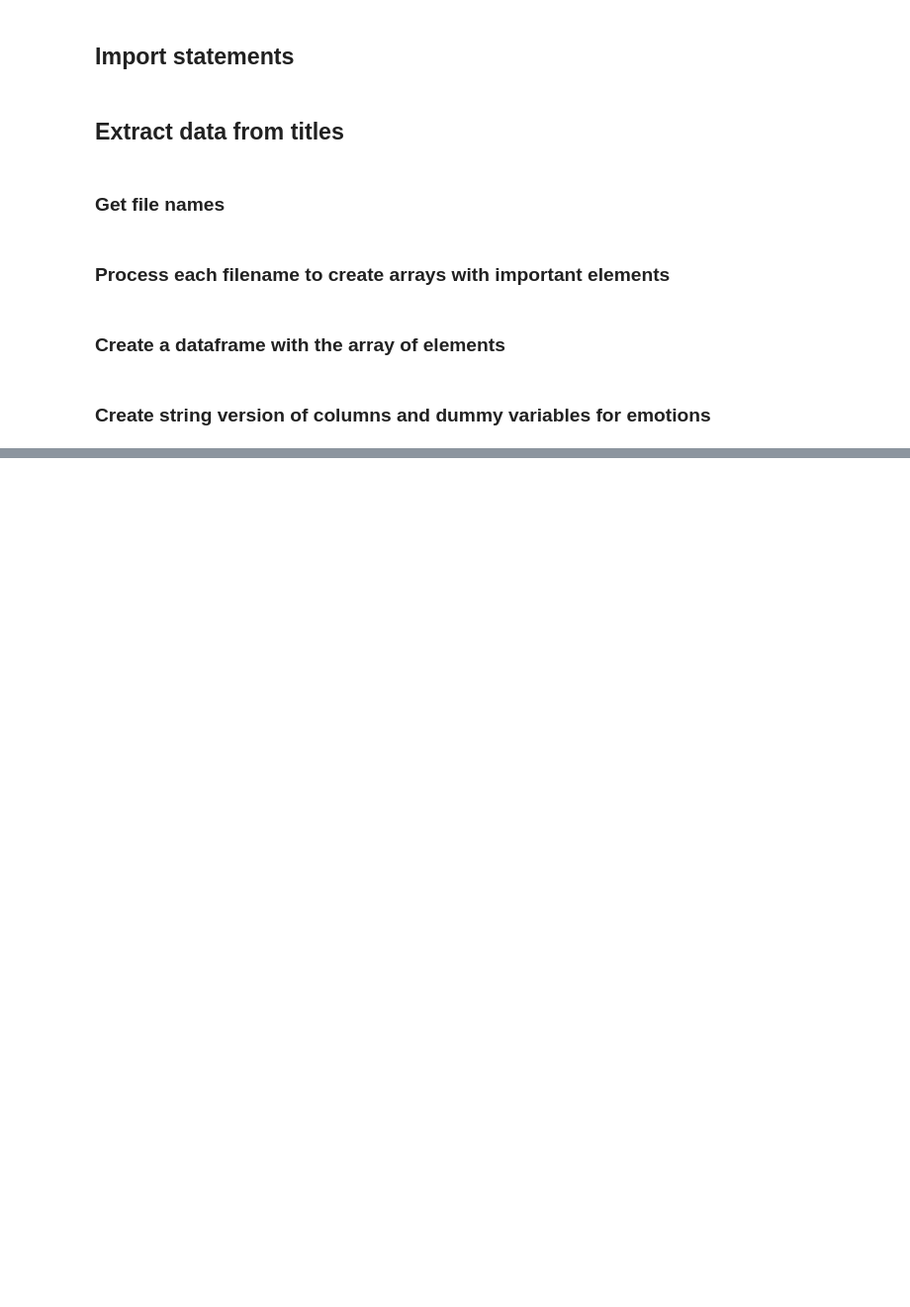
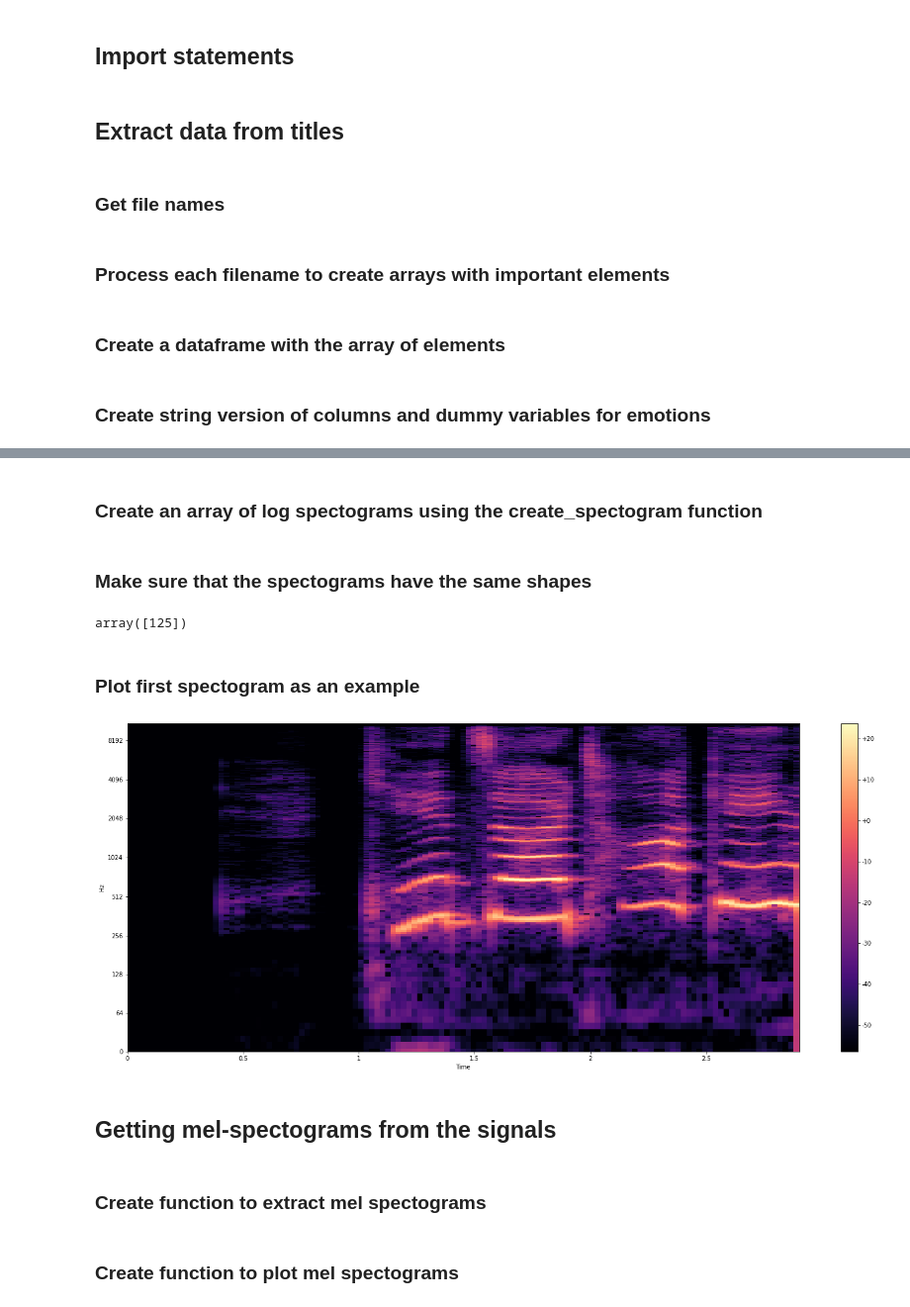
Before and after one commit to Dygouin/VoiceRecon, a Jupyter notebook: notebooks/extract_info_from_titles_jcbanos.ipynb, the cells around one changed output, grey strips where cells are left out. Shown: that part at 99% size. Drawn from its saved outputs; the diff is of its cells as text; code cells hidden in the pictures; blank space fills up the shorter version.

Commit message:
Finished getting the mel spectograms

```diff
--- a/notebooks/extract_info_from_titles_jcbanos.ipynb
+++ b/notebooks/extract_info_from_titles_jcbanos.ipynb
@@ -95,0 +143,15 @@ df
+# %%
+def create_spectogram(signal, frame_size, hop_lngth):
+    """Define a function that given a signal will create a logarithmic spectogram in decibels."""
+
+    # Create a complex spectogram with short time fourier transform
+    complex_spectogram = librosa.stft(signal, n_fft = frame_size, hop_length= hop_lngth)
+
+    # Get only the magnitudes of the complex spectogram
+    spectogram = np.abs(complex_spectogram)**2
+
+    # Scale the spectogram into decibes (logarithmic)
+    log_spectogram = librosa.power_to_db(spectogram)
+
+    # Return the logarithmic spectogram.
+    return log_spectogram
@@ -95,0 +160,57 @@ df
+# %%
+def plot_spectogram(Y, sr, hop_length, y_axis= "linear"):
+    """Function that plots a spectogram with linear default y_axis"""
+
+    # Define the figure size
+    plt.figure(figsize=(25,10))
+    #Use librosa library to plot spectogram.
+    librosa.display.specshow(Y,
+                             sr=sr,
+                             hop_length= hop_length,
+                             x_axis="time",
+                             y_axis=y_axis
+                            )
+    # Adda a colorbar to the plot
+    plt.colorbar(format="%+2.f")
+# %% [markdown]
+### Create an array of log spectograms using the create_spectogram function
+# %%
+# Create empty array to store log spectograms
+spectograms = []
+
+# Use for loop to create spectograms and append them to the spectograms array
+for signal in signals:
+    spectogram = create_spectogram(signal, FRAME_SIZE, HOP_SIZE)
+    spectograms.append(spectogram)
+# %% [markdown]
+### Make sure that the spectograms have the same shapes
+# %%
+# Create an empty array to store first dimenstion of shapes.
+shapes1 = []
+shapes2 = []
+
+
+# Use for loop to append dimension to array.
+for spectogram in spectograms:
+    shapes1.append(spectogram.shape[0])
+    shapes2.append(spectogram.shape[1])
+
+# Transform the arrays into np.arrays
+shapes1 = np.array(shapes1)
+shapes2 = np.array(shapes2)
+
+# Print out the unique values of each array.
+np.unique(shapes1)
+np.unique(shapes2)
+# %% [output]
+array([125])
+# %% [markdown]
+### Plot first spectogram as an example
+# %%
+plot_spectogram(spectograms[100], sr, HOP_SIZE, y_axis="log")
+# %% [output]
+[figure, added]
+# %% [markdown]
+## Getting mel-spectograms from the signals
+# %% [markdown]
+### Create function to extract mel spectograms
@@ -95,0 +228,2 @@ df
+# %% [markdown]
+### Create function to plot mel spectograms
```
Also changed, not shown: parts of 14 cells of this notebook.
